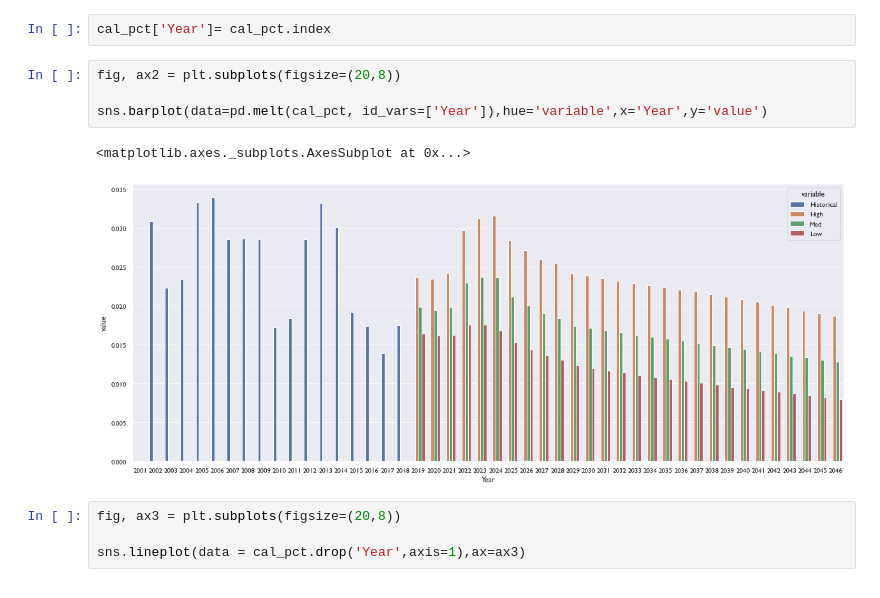
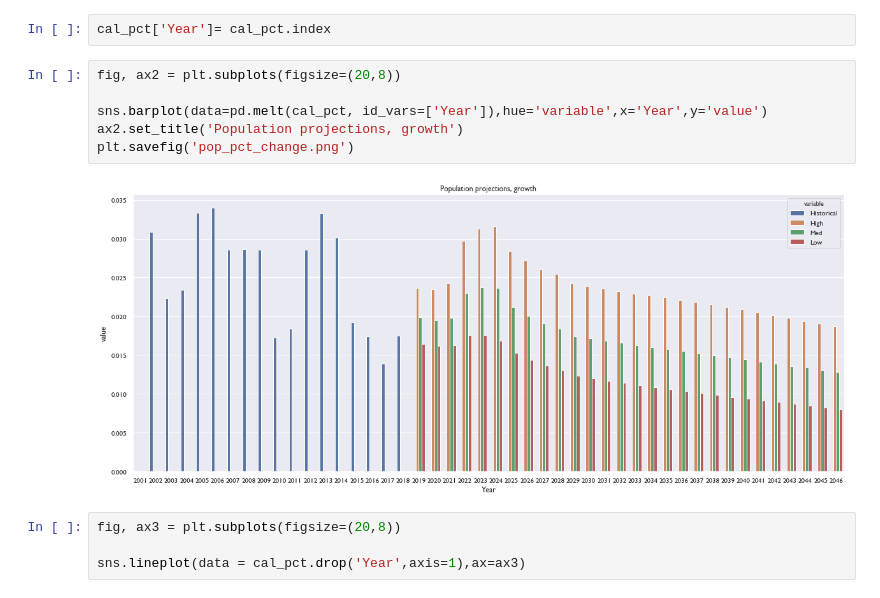
Before and after one commit to doublebigmak/housing_stats, a Jupyter notebook: cal_pop.ipynb, the cells around one changed output. Saved outputs shown, nothing was run; the diff lists cells and outputs as text.

```diff
--- a/cal_pop.ipynb
+++ b/cal_pop.ipynb
@@ -63,10 +64,11 @@ cal_pct['Year']= cal_pct.index
 # %%
 fig, ax2 = plt.subplots(figsize=(20,8))
 
 sns.barplot(data=pd.melt(cal_pct, id_vars=['Year']),hue='variable',x='Year',y='value')
+ax2.set_title('Population projections, growth')
+plt.savefig('pop_pct_change.png')
 # %% [output]
-<matplotlib.axes._subplots.AxesSubplot at 0x...>
-[figure, old version]
+[figure, new version]
 # %%
 fig, ax3 = plt.subplots(figsize=(20,8))
 
```
Also changed, not shown: parts of 8 cells of this notebook, 10 other files.
